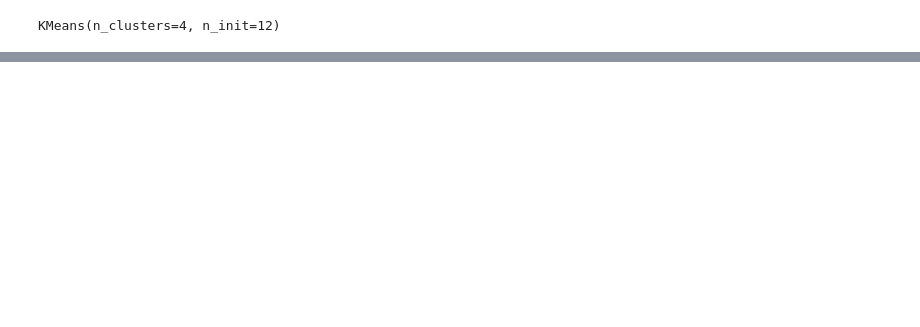
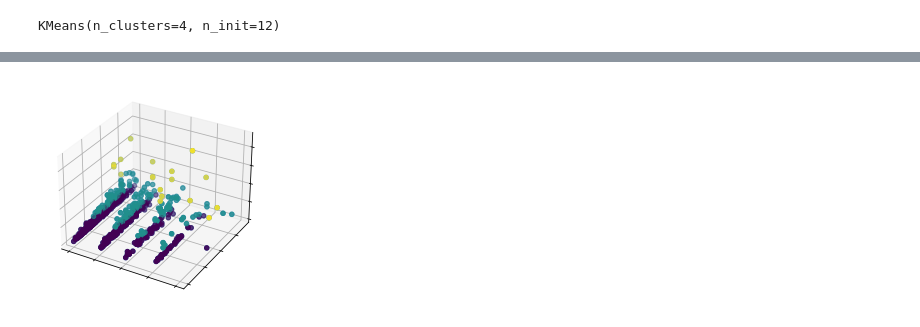
Before and after one commit to SinaSohrab/machine_learning, a Jupyter notebook: ipynb/K_Means.ipynb, the cells around one changed output, grey strips where cells are left out. Cells and saved outputs as stored; diff of their text form; code cells hidden in the pictures; blank space fills up the shorter version.

```diff
--- a/ipynb/K_Means.ipynb
+++ b/ipynb/K_Means.ipynb
@@ -75,0 +188,12 @@ plt.show()
+# %%
+fig, ax = plt.subplots(subplot_kw={"projection": "3d"})
+ax.scatter(x[:,1], x[:,0], x[:,3],)
+
+ax.set(xticklabels=[],
+       yticklabels=[],
+       zticklabels=[])
+
+ax.scatter(x[:,1], x[:,0], x[:,3], c=labels.astype(np.float_))
+plt.show()
+# %% [output]
+[figure, added]
```
Also changed, not shown: parts of 14 cells of this notebook.
